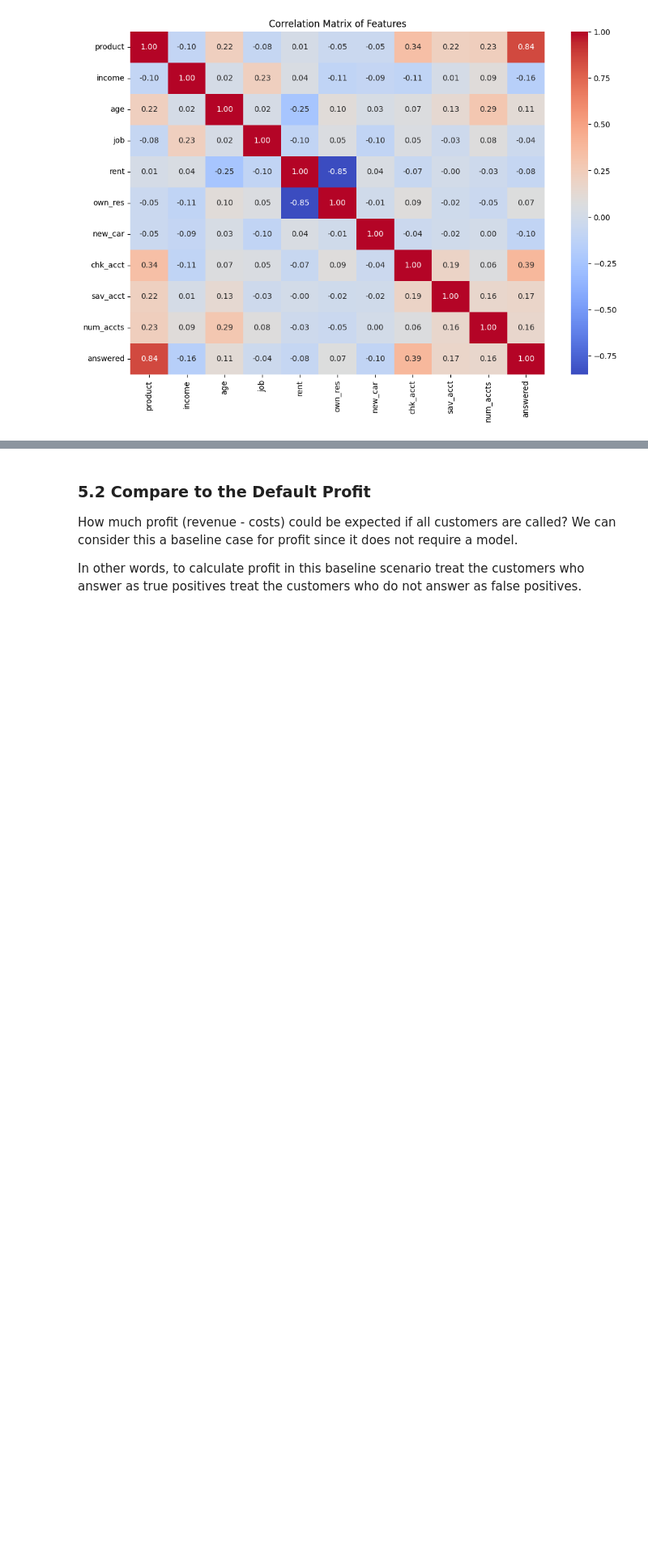
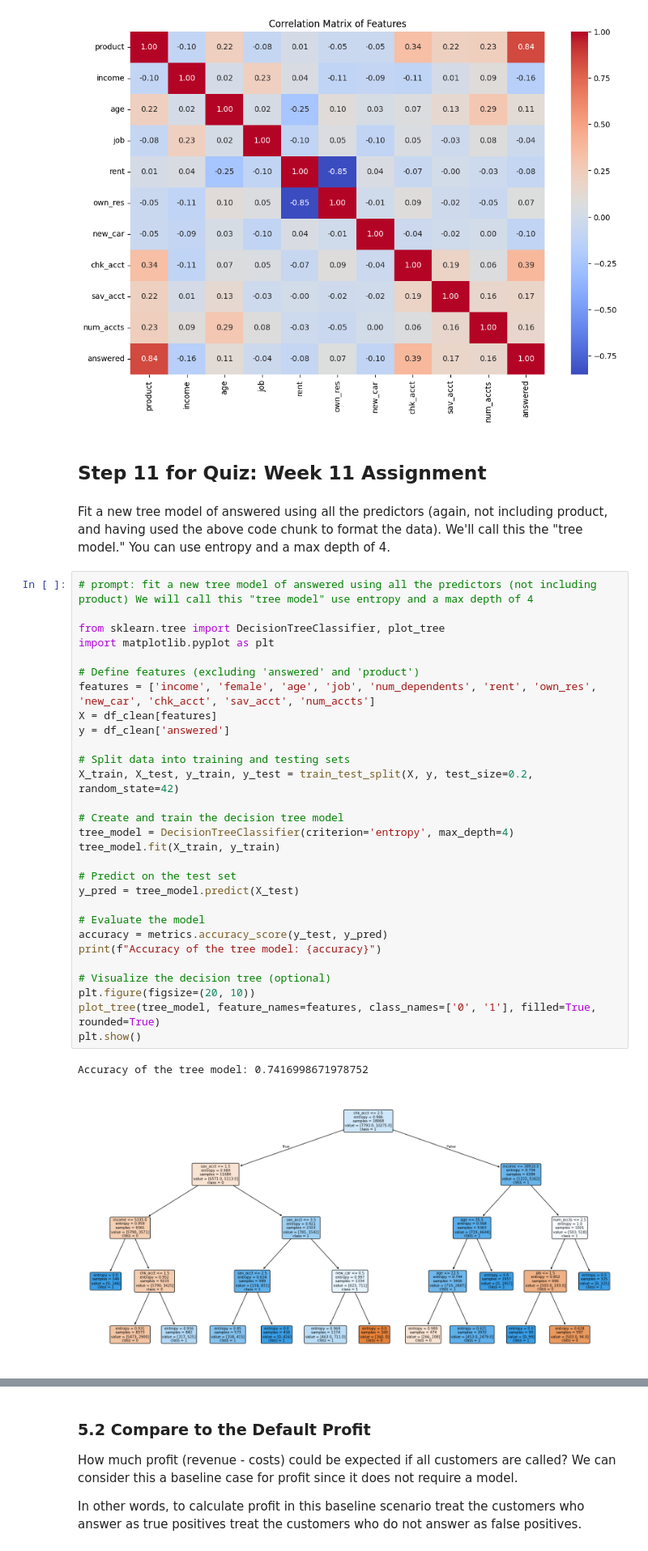
Before and after one commit to Gabbie22/is_4487_base, a Jupyter notebook: Assignments/Scripts/advise_invest_template.ipynb, the cells around one changed output, grey strips where cells are left out. Shown at 81% size. Drawn from its saved outputs; the diff is of its cells as text; blank space fills up the shorter version.

```diff
--- a/Assignments/Scripts/advise_invest_template.ipynb
+++ b/Assignments/Scripts/advise_invest_template.ipynb
@@ -512,3 +512,39 @@ plt.title('Correlation Matrix of Features')
 plt.show()
 # %% [output]
 [figure]
+# %% [markdown]
+## **Step 11 for Quiz: Week 11 Assignment**
+# %% [markdown]
+Fit a new tree model of answered using all the predictors (again, not including product, and having used the above code chunk to format the data). We'll call this the "tree model."   You can use entropy and a max depth of 4.
+# %%
+# prompt: fit a new tree model of answered using all the predictors (not including product) We will call this "tree model" use entropy and a max depth of 4
+
+from sklearn.tree import DecisionTreeClassifier, plot_tree
+import matplotlib.pyplot as plt
+
+# Define features (excluding 'answered' and 'product')
+features = ['income', 'female', 'age', 'job', 'num_dependents', 'rent', 'own_res', 'new_car', 'chk_acct', 'sav_acct', 'num_accts']
+X = df_clean[features]
+y = df_clean['answered']
+
+# Split data into training and testing sets
+X_train, X_test, y_train, y_test = train_test_split(X, y, test_size=0.2, random_state=42)
+
+# Create and train the decision tree model
+tree_model = DecisionTreeClassifier(criterion='entropy', max_depth=4)
+tree_model.fit(X_train, y_train)
+
+# Predict on the test set
+y_pred = tree_model.predict(X_test)
+
+# Evaluate the model
+accuracy = metrics.accuracy_score(y_test, y_pred)
+print(f"Accuracy of the tree model: {accuracy}")
+
+# Visualize the decision tree (optional)
+plt.figure(figsize=(20, 10))
+plot_tree(tree_model, feature_names=features, class_names=['0', '1'], filled=True, rounded=True)
+plt.show()
+# %% [output]
+Accuracy of the tree model: 0.7416998671978752
+[figure, added]
```
Also changed, not shown: parts of 6 cells of this notebook.
